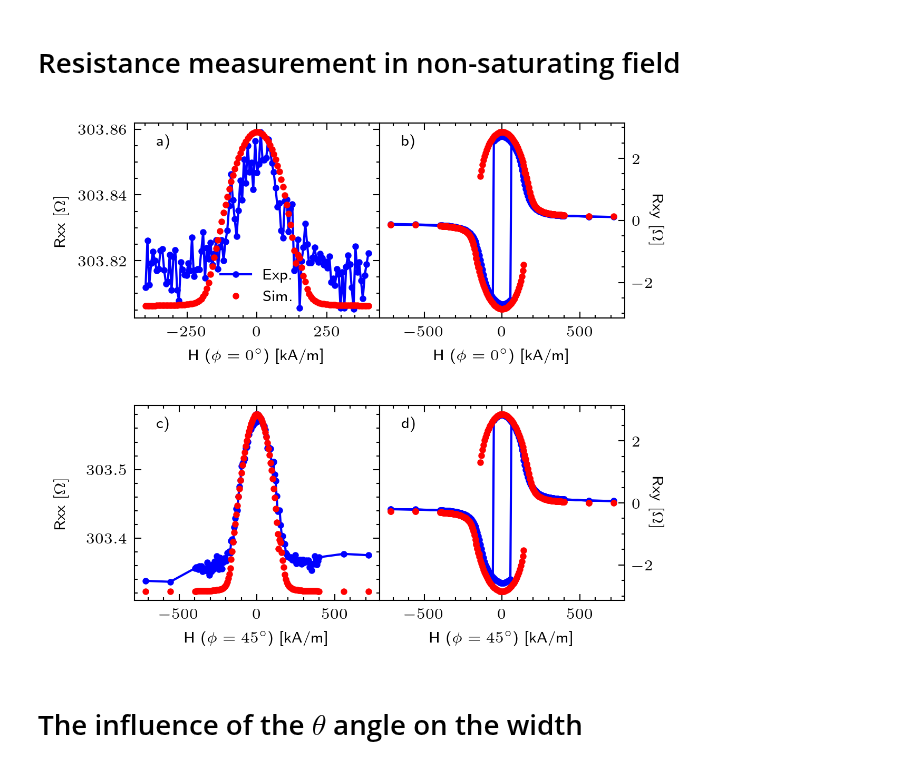
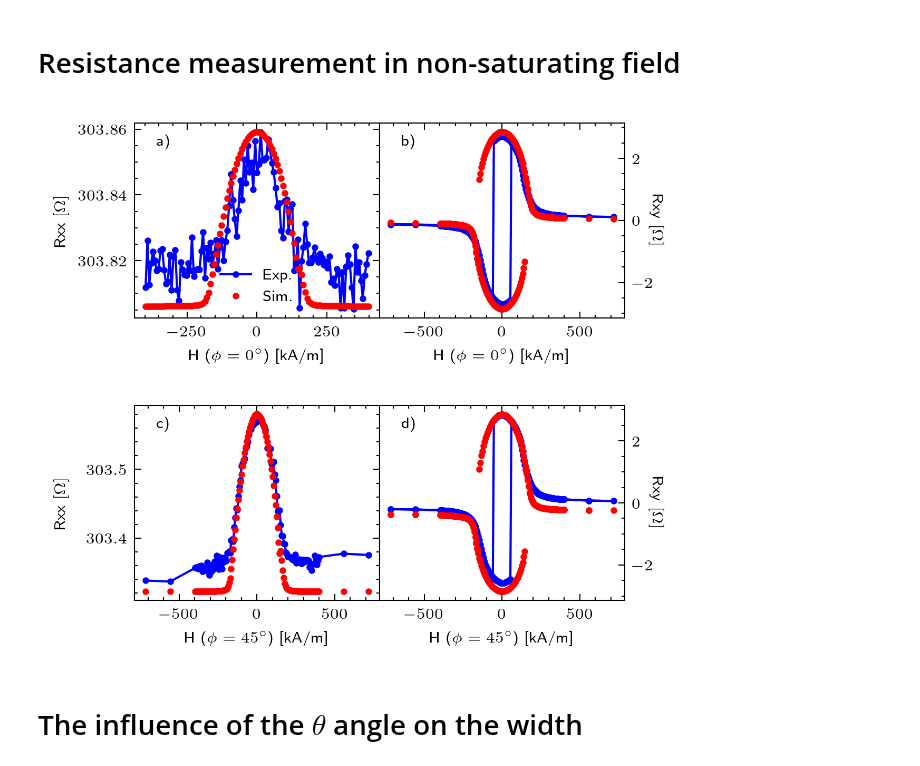
Before and after one commit to LemurPwned/cmtj, a Jupyter notebook: examples/harmonic-hall/HarmonicsFits.ipynb, the cells around one changed output. Cells and saved outputs as stored; diff of their text form; code cells hidden in the pictures.

```diff
--- a/examples/harmonic-hall/HarmonicsFits.ipynb
+++ b/examples/harmonic-hall/HarmonicsFits.ipynb
@@ -59,8 +59,8 @@ def fit_alpha_rxy(alpha_scan, R0, AMR, SMR, offset):
 rxx = pd.read_csv("Ta_CoFeB/5360_rxx_alpha_beta_gamma.csv", sep=',')
 rxy = pd.read_csv("Ta_CoFeB/5360_rxy_alpha_beta_gamma.csv", sep=',')
 
-w = 2e-5
-l = 3e-5
+w = 3e-5
+l = 2e-5
 
 ### BETA FITS
 beta_scan_rxx_deg = rxx['beta'].dropna() - 90
@@ -272,8 +272,8 @@ Ry0 = [1.008]
 SMR = [-0.464]
 AMR = [-0.053]
 AHE = [-5.71]
-w = [2e-5]
-l = [3e-5]
+w = [3e-5]
+l = [2e-5]
 
 
 def get_field_scan_from_angle(experiment_field, theta, phi):
@@ -410,7 +410,7 @@ with plt.style.context(['science', 'nature']):
             else:
                 raise ValueError("Unknown field orientation")
 
-            theta = 92
+            theta = 91
             opt_vecs = get_field_scan_from_angle(opt_scan,
                                                  theta=theta,
                                                  phi=phi)
@@ -433,34 +433,34 @@ with plt.style.context(['science', 'nature']):
                           label='Exp.')
             ax[i, j].plot(resistance_data[f'{res_mode}_{field}'],
                           simulated,
                           'ro',
                           markersize=ms,
                           label='Sim.')
             ax[i, j].set_xlabel(f"{flabel} [kA/m]")
             ax[i, j].set_ylabel(f"{res_mode.capitalize()} $[\Omega]$")
             ax[i, 1].yaxis.tick_right()
         ax[i, 1].yaxis.set_label_position("right")
         ax[i, 1].set_ylabel(f"{res_mode.capitalize()} $[\Omega]$",
                             rotation=270)
     ax[0, 0].legend(loc=8)
 
     import matplotlib.transforms as mtransforms
     for label, ax in zip(['a)', 'b)', 'c)', 'd)', 'e)', 'f)'], ax.flatten()):
         # label physical distance in and down:
         trans = mtransforms.ScaledTranslation(10 / 72, -5 / 72,
                                               fig.dpi_scale_trans)
         ax.text(0.0,
                 1.0,
                 label,
                 transform=ax.transAxes + trans,
                 fontsize='medium',
                 verticalalignment='top',
                 bbox=dict(facecolor='none', edgecolor='none', pad=3.0))
 
     fig.align_ylabels()
     fig.subplots_adjust(wspace=0., hspace=0.45)
 # %% [output]
-[figure, old version]
+[figure, new version]
 # %% [markdown]
 # The influence of the $\theta$ angle on the width
 # %%
```
Also changed, not shown: parts of 6 cells of this notebook, 2 other files.
